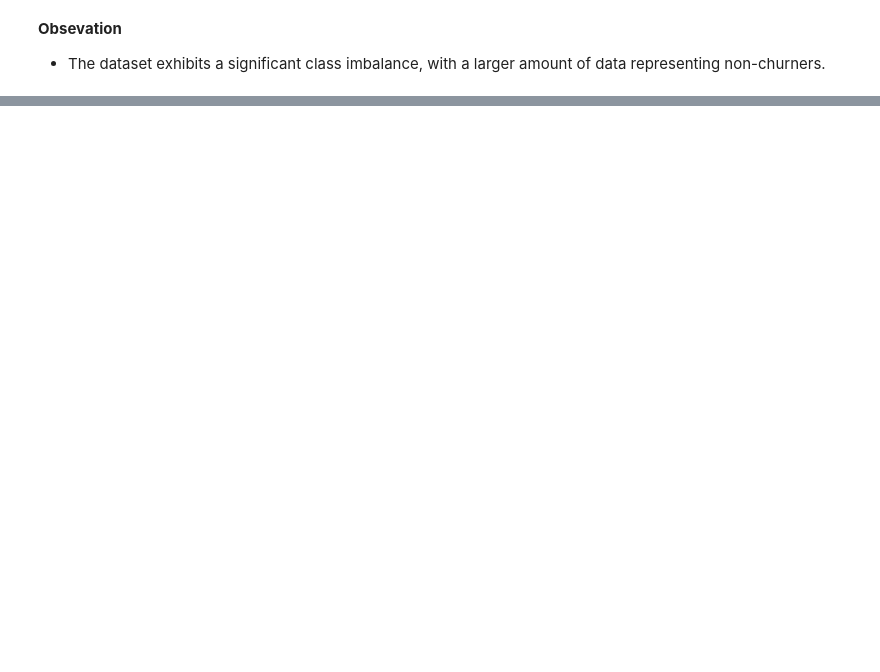
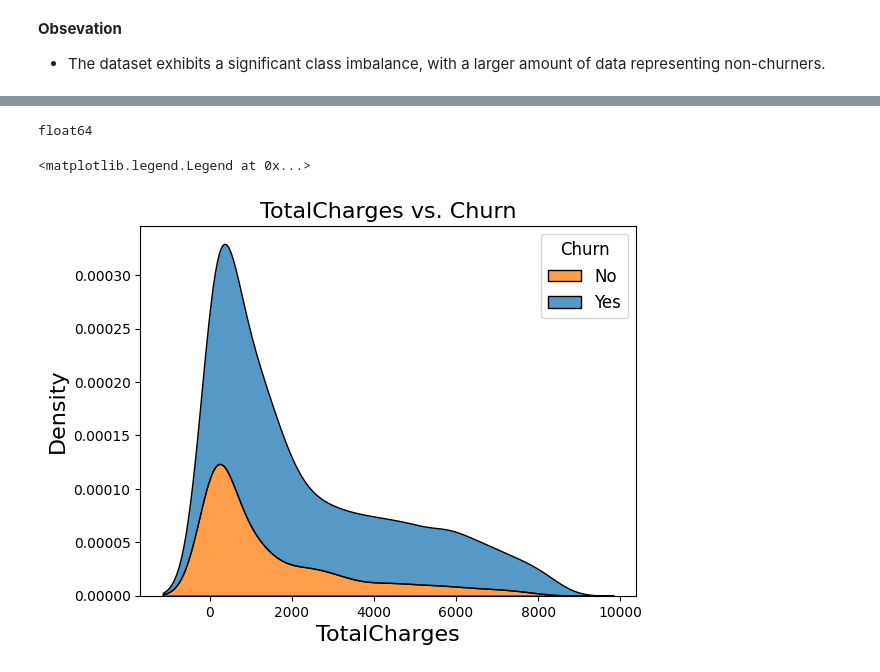
Before and after one commit to 87tana/ChurnPrediction-ML_WebApp, a Jupyter notebook: Customer_Churn_Prediction.ipynb, the cells around one changed output, grey strips where cells are left out. Cells and saved outputs as stored; diff of their text form; code cells hidden in the pictures; blank space fills up the shorter version.

```diff
--- a/Customer_Churn_Prediction.ipynb
+++ b/Customer_Churn_Prediction.ipynb
@@ -118,0 +223,3 @@ plt.show()
+# %%
+df['TotalCharges'] = pd.to_numeric(df['TotalCharges'], errors='coerce')
+df['TotalCharges']
@@ -118,0 +239,17 @@ plt.show()
+# %%
+print(df['TotalCharges'].dtype)
+# %% [output]
+float64
+# %%
+sns.kdeplot(data=df, x="TotalCharges",hue="Churn",multiple="stack")
+
+# Customize the plot appearance
+plt.title("TotalCharges vs. Churn", fontsize=16)
+plt.xlabel("TotalCharges", fontsize=16)
+plt.ylabel("Density", fontsize=16)
+
+# Show the legend with custom labels
+plt.legend(title="Churn", fontsize=12, title_fontsize=12, labels=["No", "Yes"])
+# %% [output]
+<matplotlib.legend.Legend at 0x...>
+[figure, added]
```
Also changed, not shown: parts of 20 cells of this notebook.
